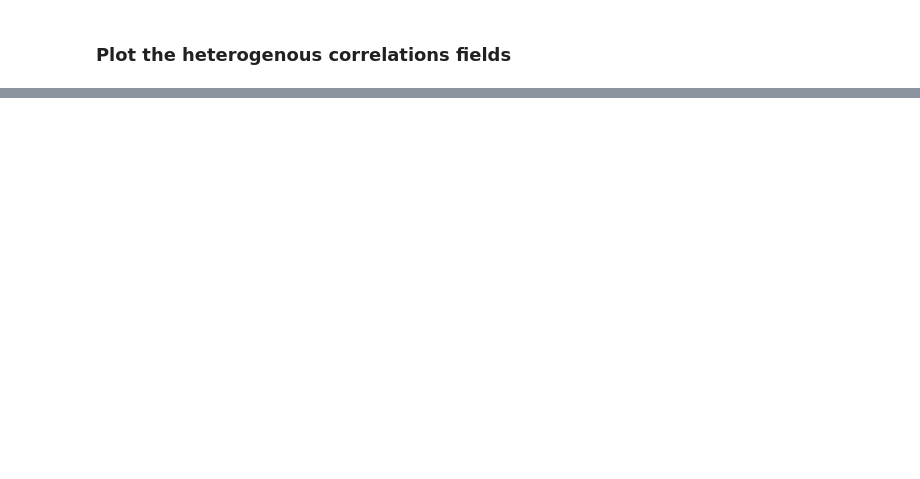
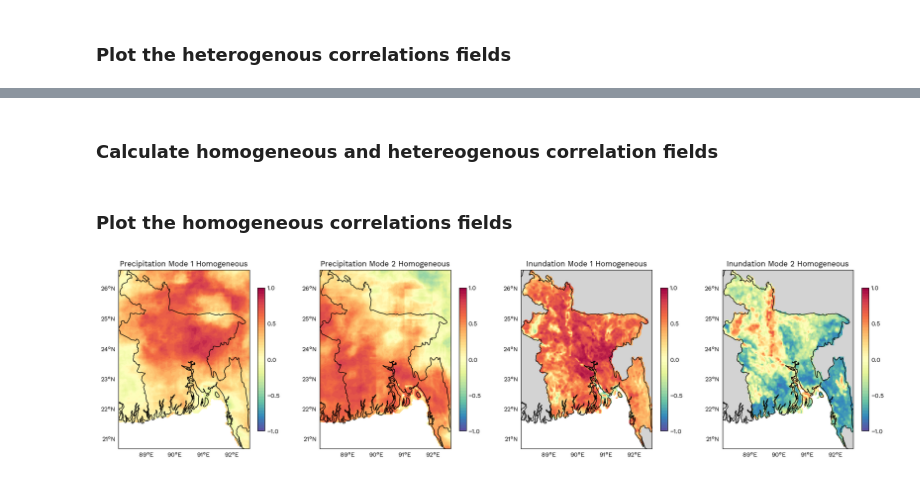
Before and after one commit to alex-saunders00/geog696CProject, a Jupyter notebook: scr/dataAnalysis/calcMCA_FIA_precip.ipynb, the cells around one changed output, grey strips where cells are left out. Saved outputs shown, nothing was run; the diff lists cells and outputs as text; code cells hidden in the pictures; blank space fills up the shorter version.

```diff
--- a/scr/dataAnalysis/calcMCA_FIA_precip.ipynb
+++ b/scr/dataAnalysis/calcMCA_FIA_precip.ipynb
@@ -311,0 +321,70 @@ plt.show()
+# %%
+## Flip the sign of the first PCs
+pcsPrecip[:,0]=-pcsPrecip[:,0]
+pcsFIA[:,0]=-pcsFIA[:,0]
+# %%
+# Put PCs in data arrays
+pcsP = xr.DataArray(pcsPrecip, coords={'time': precipMonsoonMax.time, 'mode': np.arange(0,k)}, dims=["time","mode"],name="PrecipPC")
+pcsF = xr.DataArray(pcsFIA, coords={'time': FIAMonsoonMax.time, 'mode': np.arange(0,k)}, dims=["time","mode"],name="FIAPC")
+# %% [markdown]
+### Calculate homogeneous and hetereogenous correlation fields
+# %%
+homP = xr.corr(pcsP, precipMonsoonMax, dim="time")
+homF = xr.corr(pcsF, FIAMonsoonMax, dim="time")
+
+hetP = xr.corr(pcsP, FIAMonsoonMax, dim="time")
+hetF = xr.corr(pcsF, precipMonsoonMax, dim="time")
+# %%
+# Put mode as the third dimension
+homP=homP.transpose("lat", "lon", "mode")
+homF=homF.transpose("lat", "lon", "mode")
+hetP=hetP.transpose("lat", "lon", "mode")
+hetF=hetF.transpose("lat", "lon", "mode")
+# %% [markdown]
+### Plot the homogeneous correlations fields
+# %%
+dataToPlot=[homP,homP,homF,homF]
+modesToPlot=[0,1,0,1]
+namesToPlot=['Precipitation', 'Precipitation', 'Inundation', 'Inundation']
+
+# vmin, vmax, nlevels, nlevelsCbar = -0.03, 0.03, 51, 7
+# vmin, vmax, nlevels, nlevelsCbar = -0.003, 0.003, 51, 7
+vmin, vmax, nlevels, nlevelsCbar = -1, 1, 51, 5
+cmap='Spectral_r'
+levels = np.linspace(vmin, vmax, nlevels)
+nToPlot=4
+ncolsToPlot=4
+colSize=4.5
+extentBuffer=0
+coordsData=precip
+plotExtent = [coordsData.lon.min().values - extentBuffer, coordsData.lon.max().values + extentBuffer, coordsData.lat.min().values - extentBuffer, coordsData.lat.max().values + extentBuffer]
+centerLon = 90
+
+fig, axes = plt.subplots(math.ceil(nToPlot/ncolsToPlot), ncolsToPlot, figsize=(colSize*ncolsToPlot, colSize*(math.ceil(nToPlot/ncolsToPlot))), constrained_layout=True, subplot_kw={'projection': ccrs.Miller(central_longitude=90)})
+# fig.suptitle('Homogenous correlations, precip')
+
+for i, ax in enumerate(axes.ravel()[:nToPlot]):#
+
+    plotData=dataToPlot[i][:,:,modesToPlot[i]]
+    plotCoords=dataToPlot[i]
+    ax.set_title('{0} Mode {1} Homogeneous'.format(namesToPlot[i],modesToPlot[i]+1))#, fontsize=16)
+    ax.coastlines(color='black')
+    ax.add_feature(cfeature.LAND, color='lightgray')
+    ax.add_feature(cfeature.BORDERS)
+    ax.set_extent(plotExtent, crs=ccrs.PlateCarree())
+    gl1 = ax.gridlines(color='k', linestyle='--', draw_labels=["left", "bottom"], x_inline=False,
+                      y_inline=False, ylocs=list(range(20, 28, 1)), xlocs=list(range(88, 94, 1)))
+    gl1.xlines=False
+    gl1.ylines=False
+    eofPlot = ax.contourf(plotCoords.lon, plotCoords.lat, plotData, cmap=cmap, transform=ccrs.PlateCarree(), vmin=vmin, vmax=vmax, levels=levels)
+    cb1 = plt.colorbar(eofPlot, orientation='vertical', ticks=np.linspace(vmin, vmax, nlevelsCbar),
+                      extend='both', shrink=0.8)
+    # cb1.set_label('Correlation', rotation=270)
+    cb1.ax.tick_params(size=0)
+
+    # if i>=EOFsToPlot:
+    #     ax.remove()
+
+plt.show()
+# %% [output]
+[figure, added]
```
Also changed, not shown: parts of 27 cells of this notebook, 32 other files.
